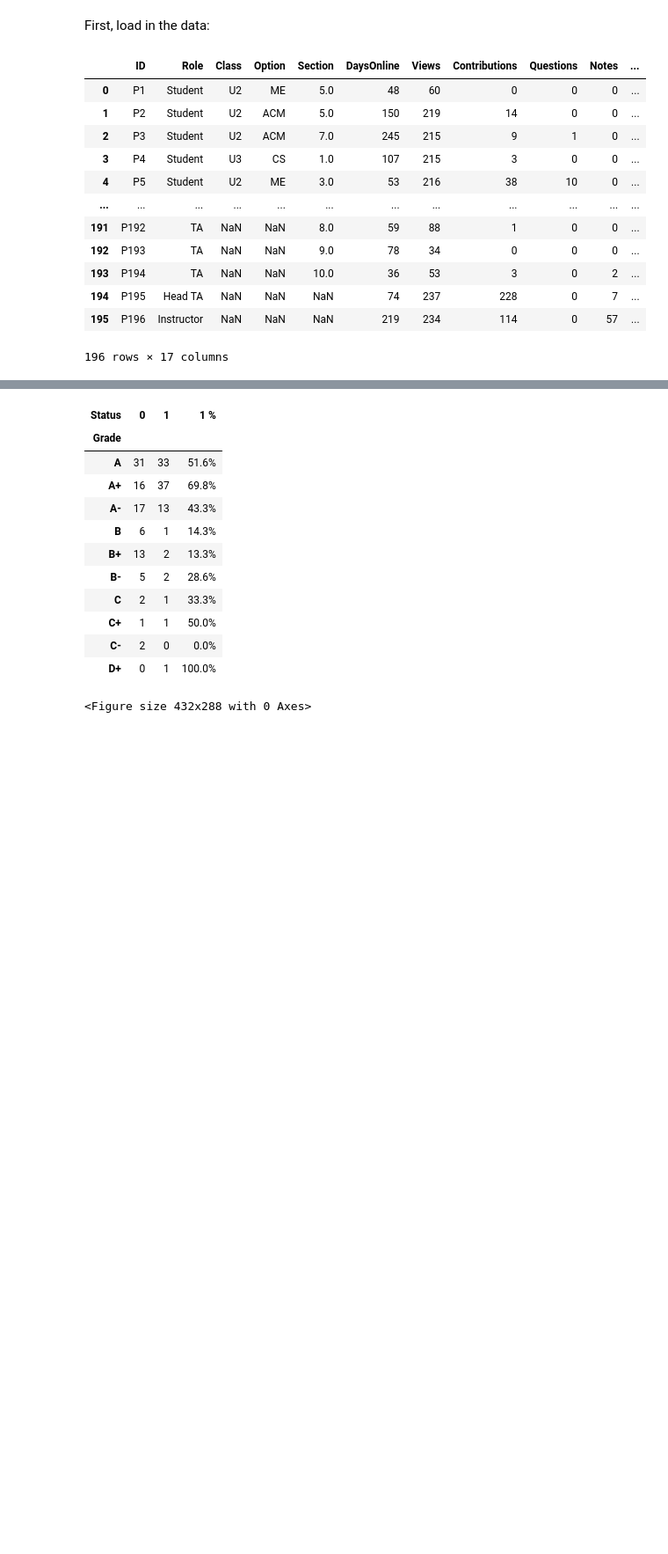
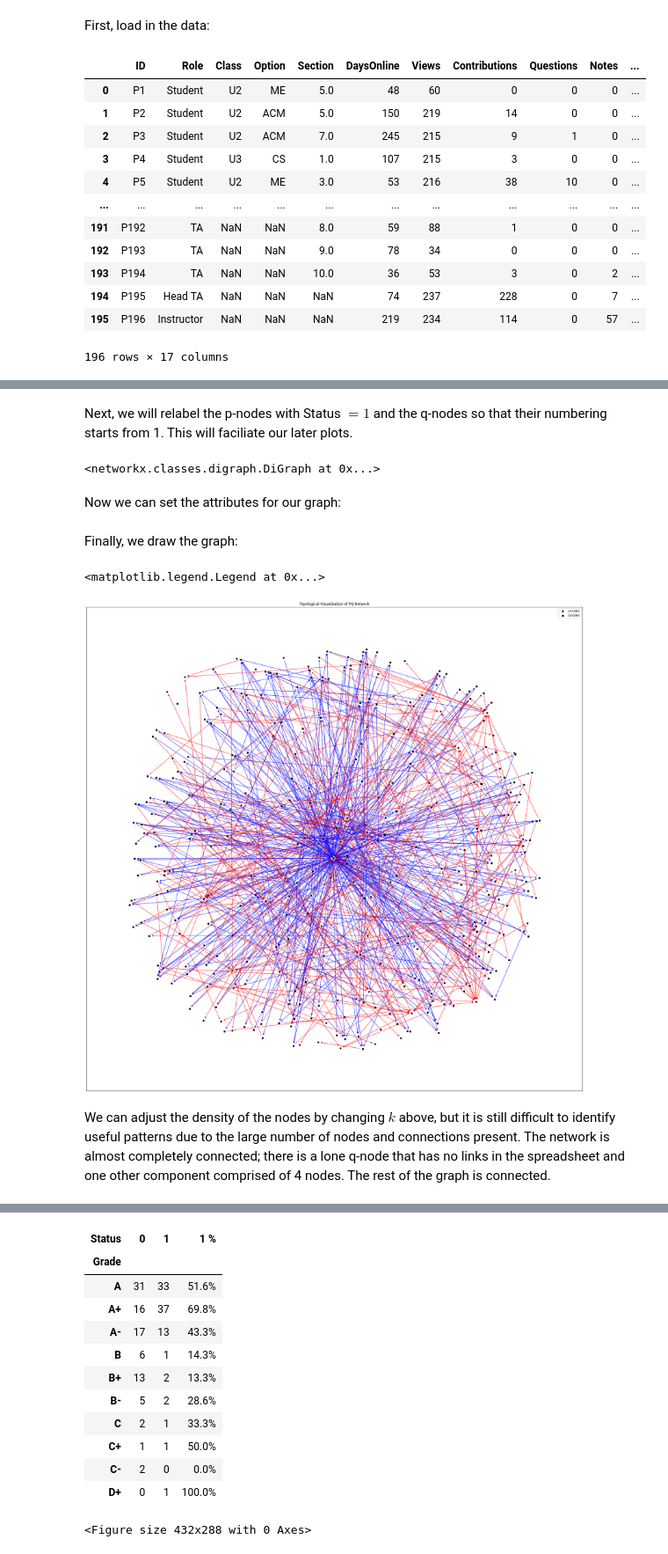
Before and after one commit to amandaliusa/piazza-network-analysis, a Jupyter notebook: visualizations_network.ipynb, the cells around one changed output, grey strips where cells are left out. Shown at 88% size. Saved outputs shown, nothing was run; the diff lists cells and outputs as text; code cells hidden in the pictures; blank space fills up the shorter version.

Commit message:
topological visualization

```diff
--- a/visualizations_network.ipynb
+++ b/visualizations_network.ipynb
@@ -142,0 +60,67 @@ Finally, we can examine the same plots across grades:
+# %% [markdown]
+Next, we will relabel the p-nodes with Status $=1$ and the q-nodes so that their numbering starts from 1. This will faciliate our later plots.
+# %%
+new_labels = {}
+
+for i in range(96): # relabel p-nodes
+    new_labels[i] = status1[i]
+for j in range(96, 337): # label q-nodes
+    new_labels[j] = 'Q' + str(j - 95)
+
+nx.relabel_nodes(G, new_labels, copy=False)
+# %% [output]
+<networkx.classes.digraph.DiGraph at 0x...>
+# %% [markdown]
+Now we can set the attributes for our graph:
+# %%
+# set different node shapes for p-nodes and q-nodes
+node_shape = {}
+for node in G.nodes():
+    if node[0] == 'P':
+        node_shape[node] = 'o'
+    else:
+        node_shape[node] = 's'
+
+nx.set_node_attributes(G, node_shape, 'shape')
+
+# set different edge colors for links from p- to q-nodes and links from q- to p-nodes
+edge_color = {}
+for edge in G.edges():
+    if edge[0][0] == 'P':
+        edge_color[edge] = 'blue'
+    else:
+        edge_color[edge] = 'red'
+
+nx.set_edge_attributes(G, edge_color, 'color')
+
+# adjust k to change how closely nodes are distributed in image
+nodePos = nx.layout.spring_layout(G, k=0.3, iterations=20)
+nodeShapes = ['o', 's']
+edgeColors = ['blue', 'red']
+# %% [markdown]
+Finally, we draw the graph:
+# %%
+plt.figure(figsize=(30,30))
+
+# draw nodes
+for shape in nodeShapes:
+    if shape == 'o':
+        node_label = 'p-nodes'
+    else:
+        node_label = 'q-nodes'
+    nx.draw_networkx_nodes(G, nodePos, node_shape=shape,
+                            nodelist=[sNode[0] for sNode in filter(lambda x: x[1]['shape']==shape, G.nodes(data = True))],
+                            node_size=25, node_color='black', label=node_label)
+
+# draw edges
+for color in edgeColors:
+    nx.draw_networkx_edges(G, nodePos, edge_color=color,
+                            edgelist=[sEdge for sEdge in filter(lambda x: x[2]['color']==color, G.edges(data = True))])
+
+plt.title('Topological Visualization of PQ Network')
+plt.legend()
+# %% [output]
+<matplotlib.legend.Legend at 0x...>
+[figure, added]
+# %% [markdown]
+We can adjust the density of the nodes by changing $k$ above, but it is still difficult to identify useful patterns due to the large number of nodes and connections present. The network is almost completely connected; there is a lone q-node that has no links in the spreadsheet and one other component comprised of 4 nodes. The rest of the graph is connected.
```
Also changed, not shown: parts of 19 cells of this notebook.
